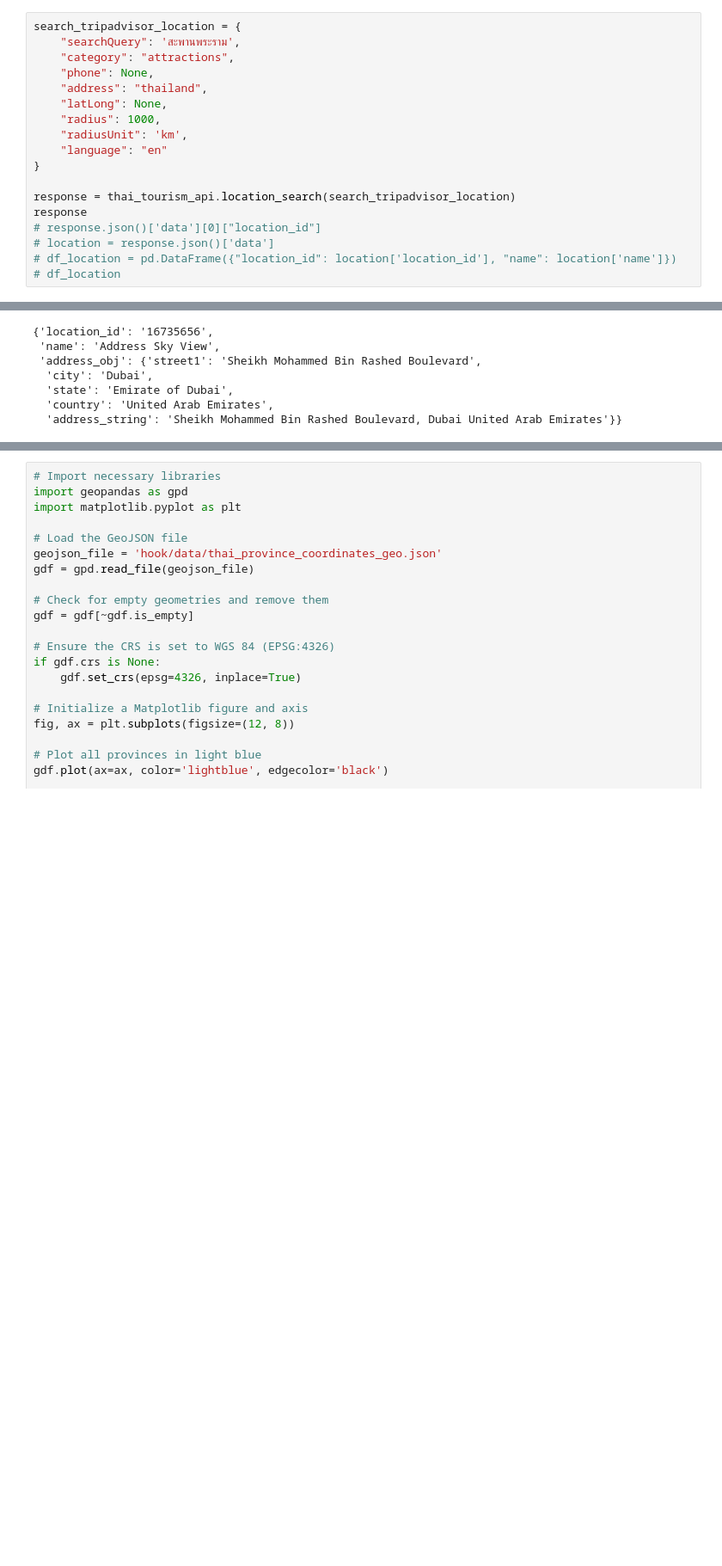
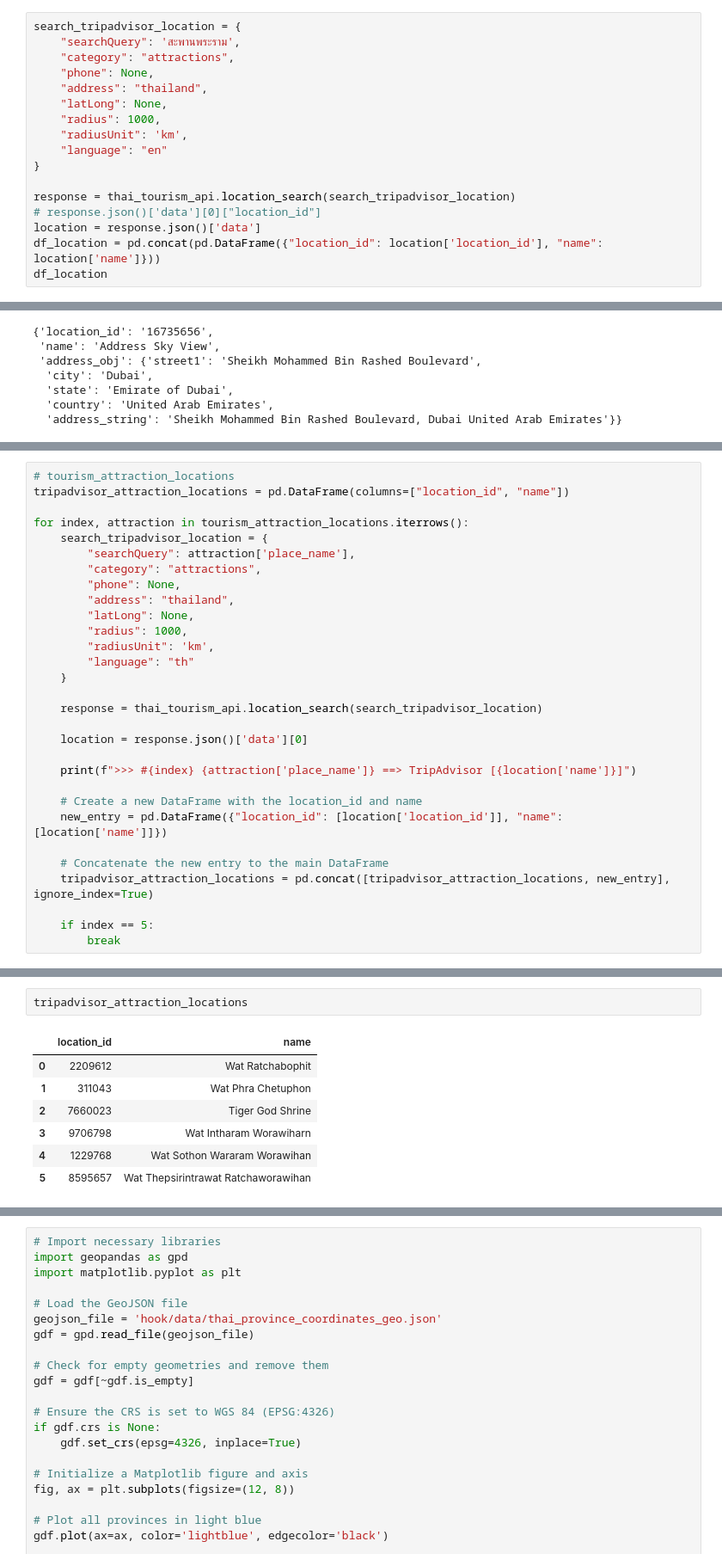
Before and after one commit to ittichaib/IS_Project_Thailand_Tourism_Recommendation, a Jupyter notebook: data_preparation.ipynb, the cells around one changed output, grey strips where cells are left out. Shown: that part at 86% size. Drawn from its saved outputs; the diff is of its cells as text; blank space fills up the shorter version.

```diff
--- a/data_preparation.ipynb
+++ b/data_preparation.ipynb
@@ -239,9 +215,8 @@ search_tripadvisor_location = {
 }
 
 response = thai_tourism_api.location_search(search_tripadvisor_location)
-response
 # response.json()['data'][0]["location_id"]
-# location = response.json()['data']
-# df_location = pd.DataFrame({"location_id": location['location_id'], "name": location['name']})
-# df_location
+location = response.json()['data']
+df_location = pd.concat(pd.DataFrame({"location_id": location['location_id'], "name": location['name']}))
+df_location
 # %% [output]
@@ -288,0 +240,30 @@ for index, attraction in tourism_attraction_locations.iterrows():
+# %%
+# tourism_attraction_locations
+tripadvisor_attraction_locations = pd.DataFrame(columns=["location_id", "name"])
+
+for index, attraction in tourism_attraction_locations.iterrows():
+    search_tripadvisor_location = {
+        "searchQuery": attraction['place_name'],
+        "category": "attractions",
+        "phone": None,
+        "address": "thailand",
+        "latLong": None,
+        "radius": 1000,
+        "radiusUnit": 'km',
+        "language": "th"
+    }
+
+    response = thai_tourism_api.location_search(search_tripadvisor_location)
+
+    location = response.json()['data'][0]
+
+    print(f">>> #{index} {attraction['place_name']} ==> TripAdvisor [{location['name']}]")
+
+    # Create a new DataFrame with the location_id and name
+    new_entry = pd.DataFrame({"location_id": [location['location_id']], "name": [location['name']]})
+
+    # Concatenate the new entry to the main DataFrame
+    tripadvisor_attraction_locations = pd.concat([tripadvisor_attraction_locations, new_entry], ignore_index=True)
+
+    if index == 5:
+        break
@@ -288,0 +277,10 @@ for index, attraction in tourism_attraction_locations.iterrows():
+# %%
+tripadvisor_attraction_locations
+# %% [output]
+|  | location_id | name |
+| 0 | 2209612 | Wat Ratchabophit |
+| 1 | 311043 | Wat Phra Chetuphon |
+| 2 | 7660023 | Tiger God Shrine |
+| 3 | 9706798 | Wat Intharam Worawiharn |
+| 4 | 1229768 | Wat Sothon Wararam Worawihan |
+| 5 | 8595657 | Wat Thepsirintrawat Ratchaworawihan |
```
Also changed, not shown: parts of 14 cells of this notebook, 5 other files.
